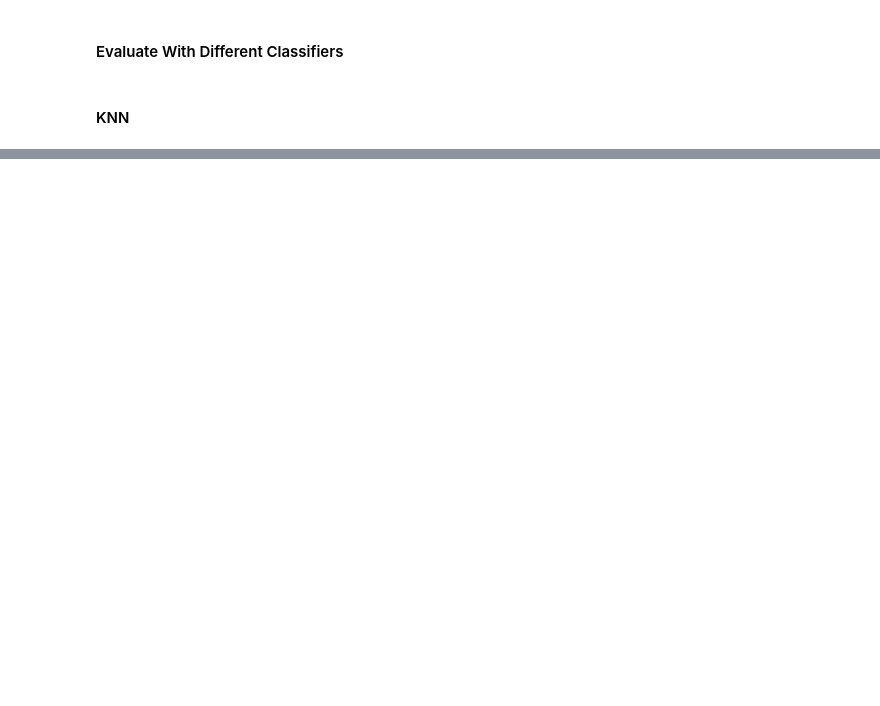
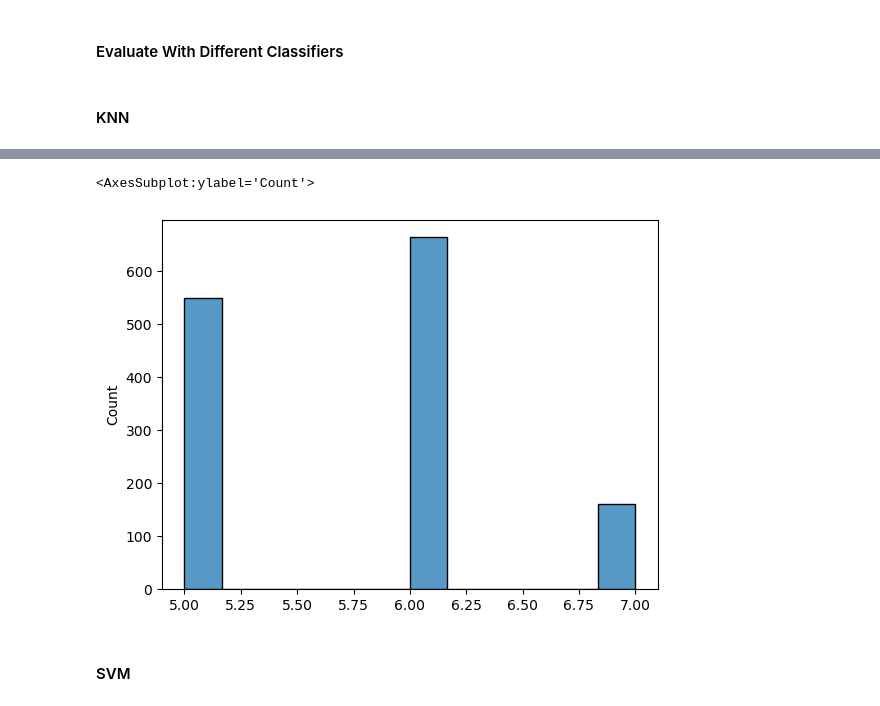
Before and after one commit to BuckGuy/HackAI2023, a Jupyter notebook: ai/HackAIWine.ipynb, the cells around one changed output, grey strips where cells are left out. Drawn from its saved outputs; the diff is of its cells as text; code cells hidden in the pictures; blank space fills up the shorter version.

Commit message:
adds transformations

```diff
--- a/ai/HackAIWine.ipynb
+++ b/ai/HackAIWine.ipynb
@@ -170,6 +173,7 @@ acceptable_ranges = {
 # Remove rows outside of the acceptable ranges
 for feature in acceptable_ranges:
     min_val, max_val = acceptable_ranges[feature]
+    count += len(data.loc[(data[feature] < min_val) | (data[feature] > max_val)].index)
     data = data[(data[feature] >= min_val) & (data[feature] <= max_val)]
 # %% [markdown]
 #### Impude Remaining Outliers with Median (Using Interquartile or Z-Score Methods)
@@ -217,0 +226,16 @@ sns.histplot(data.iloc[:,9])
+# %%
+from sklearn.preprocessing import MinMaxScaler
+
+# Create a scaler object
+scaler = MinMaxScaler()
+
+# Select the columns to be scaled
+cols_to_scale = ['fixed acidity', 'volatile acidity', 'citric acid', 'residual sugar', 'chlorides', 'free sulfur dioxide', 'total sulfur dioxide', 'density', 'pH', 'sulphates', 'alcohol']
+
+# Apply the scaler to the selected columns
+scaler.fit(data[cols_to_scale])
+data[cols_to_scale] = scaler.transform(data[cols_to_scale])
+testData[cols_to_scale] = scaler.transform(testData[cols_to_scale])
+
+# Print the normalized data
+print(data)
@@ -228,7 +270,7 @@ from sklearn.metrics import accuracy_score
 X_train, X_test, y_train, y_test = train_test_split(data[cols], data['quality'], test_size=0.2, random_state=42)
 
 # Create a KNN classifier object
-knn = KNeighborsClassifier(n_neighbors=21)
+knn = KNeighborsClassifier(n_neighbors=7)
 
 # Fit the model to the training data
 knn.fit(X_train, y_train)
@@ -250,0 +311,13 @@ Accuracy: 0.44801980198019803
+# %%
+rf = RandomForestClassifier(n_estimators=1500, random_state=42)
+
+# Fit the classifier to the training data
+rf.fit(X_train, y_train)
+
+# Predict the classes of the test data
+y_pred = rf.predict(X_test)
+
+# Evaluate the accuracy of the classifier
+accuracy = rf.score(X_test, y_test)
+print('Accuracy:', accuracy)
+print(confusion_matrix(y_test,y_pred))
@@ -250,0 +332,13 @@ Accuracy: 0.44801980198019803
+# %%
+test_pred = rf.predict(testData[cols])
+len(test_pred)
+output = pd.DataFrame({"Id": testData["Id"],"quality": test_pred})
+output.to_csv("rf_output.csv",index=False)
+sns.histplot(test_pred)
+# sns.histplot(y_pred)
+# sns.histplot(data["quality"])
+# %% [output]
+<AxesSubplot:ylabel='Count'>
+[figure, added]
+# %% [markdown]
+#### SVM
```
Also changed, not shown: parts of 13 cells of this notebook, 1 other file.
